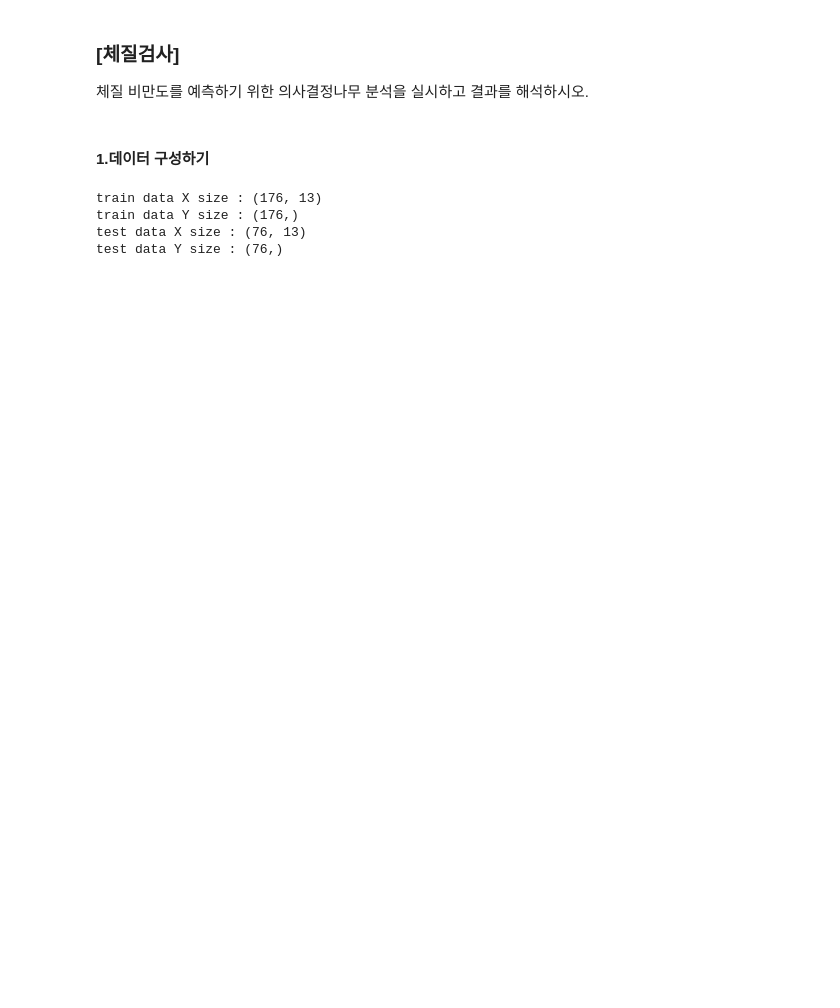
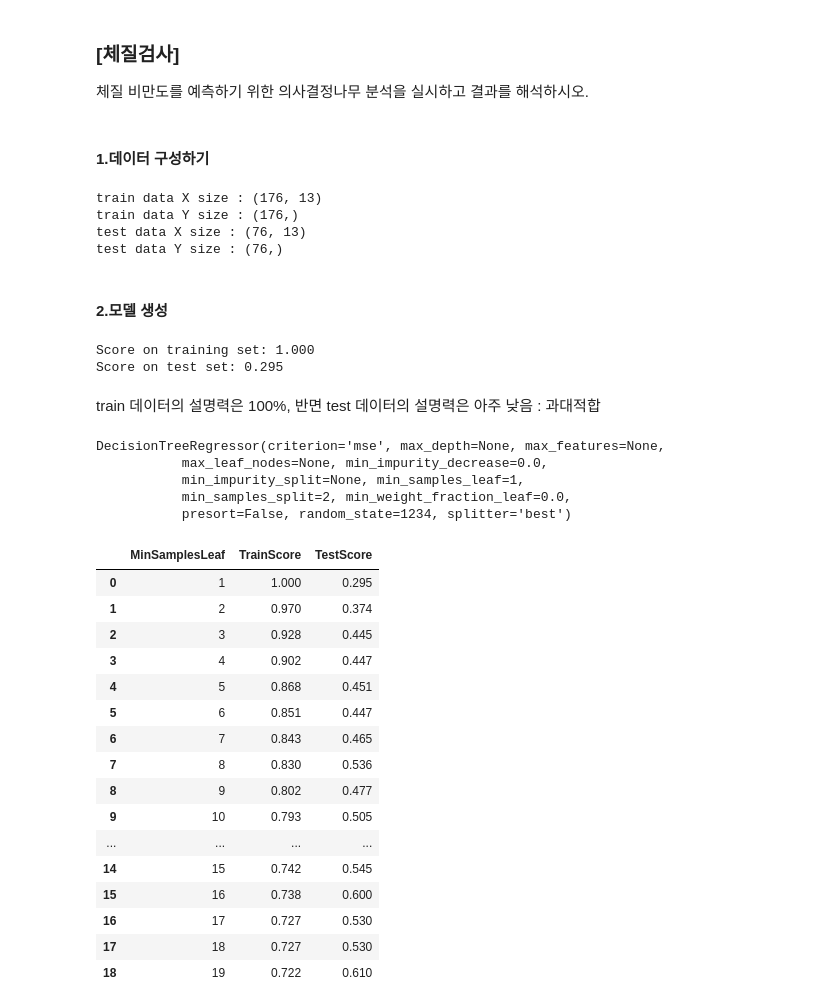
Before and after one commit to juseonjeong/pythonStudy_seon, a Jupyter notebook: py_study/Decision tree.ipynb, the cells around one changed output. Cells and saved outputs as stored; diff of their text form; code cells hidden in the pictures; blank space fills up the shorter version.

```diff
--- a/py_study/Decision tree.ipynb
+++ b/py_study/Decision tree.ipynb
@@ -38,3 +38,25 @@ train data X size : (176, 13)
 train data Y size : (176,)
 test data X size : (76, 13)
 test data Y size : (76,)
+# %% [markdown]
+#### 2.모델 생성
+# %%
+tree_uncustomized = DecisionTreeRegressor(random_state=1234)
+tree_uncustomized.fit(df_train_x,df_train_y)
+
+#데이터의 설명력
+print("Score on training set: {:.3f}".format(tree_uncustomized.score(df_train_x,df_train_y)))
+print("Score on test set: {:.3f}".format(tree_uncustomized.score(df_test_x,df_test_y)))
+# %% [output]
+Score on training set: 1.000
+Score on test set: 0.295
+# %% [markdown]
+train 데이터의 설명력은 100%, 반면 test 데이터의 설명력은 아주 낮음 : 과대적합
+# %%
+tree_uncustomized
+# %% [output]
+DecisionTreeRegressor(criterion='mse', max_depth=None, max_features=None,
+           max_leaf_nodes=None, min_impurity_decrease=0.0,
+           min_impurity_split=None, min_samples_leaf=1,
+           min_samples_split=2, min_weight_fraction_leaf=0.0,
+           presort=False, random_state=1234, splitter='best')
@@ -40,0 +84,21 @@ test data Y size : (76,)
+# %%
+#모델 설명력 확인
+df_score_leaf.round(3)
+# %% [output]
+|  | MinSamplesLeaf | TrainScore | TestScore |
+| 0 | 1 | 1.000 | 0.295 |
+| 1 | 2 | 0.970 | 0.374 |
+| 2 | 3 | 0.928 | 0.445 |
+| 3 | 4 | 0.902 | 0.447 |
+| 4 | 5 | 0.868 | 0.451 |
+| 5 | 6 | 0.851 | 0.447 |
+| 6 | 7 | 0.843 | 0.465 |
+| 7 | 8 | 0.830 | 0.536 |
+| 8 | 9 | 0.802 | 0.477 |
+| 9 | 10 | 0.793 | 0.505 |
+| ... | ... | ... | ... |
+| 14 | 15 | 0.742 | 0.545 |
+| 15 | 16 | 0.738 | 0.600 |
+| 16 | 17 | 0.727 | 0.530 |
+| 17 | 18 | 0.727 | 0.530 |
+| 18 | 19 | 0.722 | 0.610 |
```
Also changed, not shown: parts of 21 cells of this notebook, 3 other files.
